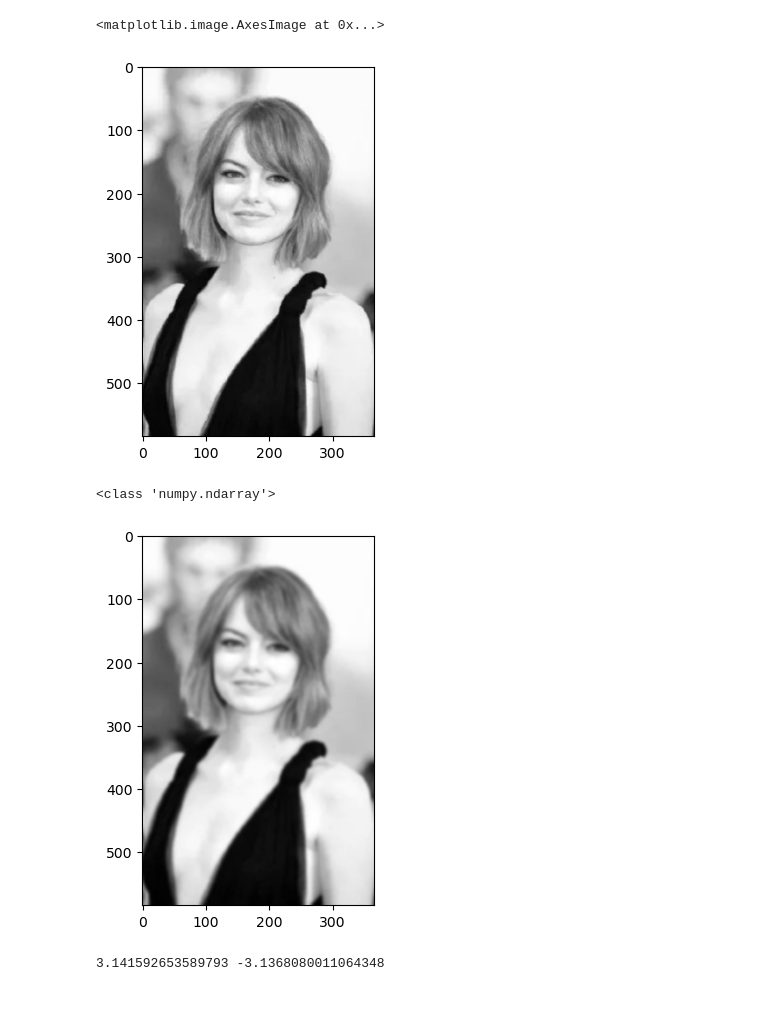
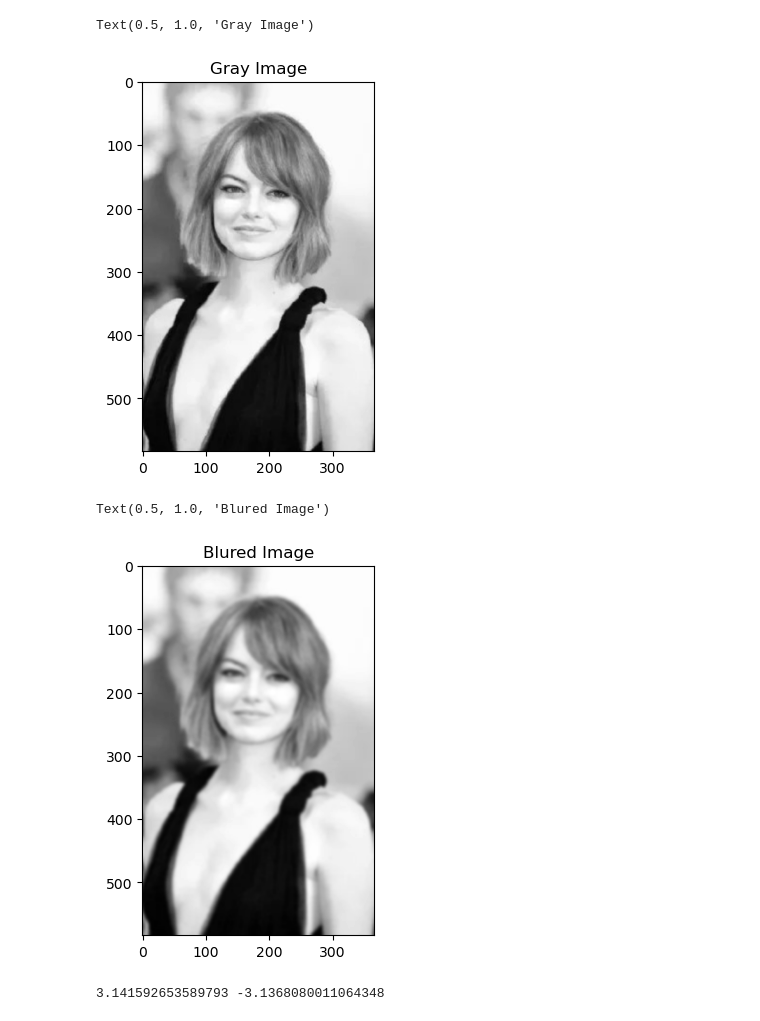
Before and after one commit to RottenTangerine/MachineLearning-Basic, a Jupyter notebook: Image Processing practice/04 Canny-python/canny.ipynb, the cells around one changed output. Drawn from its saved outputs; the diff is of its cells as text; code cells hidden in the pictures.

Commit message:
:sparkles: feat: add title for pic

```diff
--- a/Image Processing practice/04 Canny-python/canny.ipynb
+++ b/Image Processing practice/04 Canny-python/canny.ipynb
@@ -7,19 +7,20 @@ from scipy import ndimage
 # %%
 # Read Picture
 img = Image.open('female.png').convert('L')
 plt.imshow(img, cmap='gray')
+plt.title('Gray Image')
 # %% [output]
-<matplotlib.image.AxesImage at 0x...>
+Text(0.5, 1.0, 'Gray Image')
-[figure, old version]
+[figure, new version]
 # %%
 # gaussian filter
 img_blur = img.filter(ImageFilter.GaussianBlur(radius=2))
 img_blur = np.array(img_blur).astype('int')
 plt.imshow(img_blur, cmap='gray')
-print(type(img_blur))
+plt.title('Blured Image')
 # %% [output]
-<class 'numpy.ndarray'>
+Text(0.5, 1.0, 'Blured Image')
-[figure, old version]
+[figure, new version]
 # %%
 # find gradient and calculate ctan
 sobel_x = np.array([[-1, 0, 1], [-2, 0, 2], [-1, 0, 1]])
```
Also changed, not shown: parts of 2 cells of this notebook.
